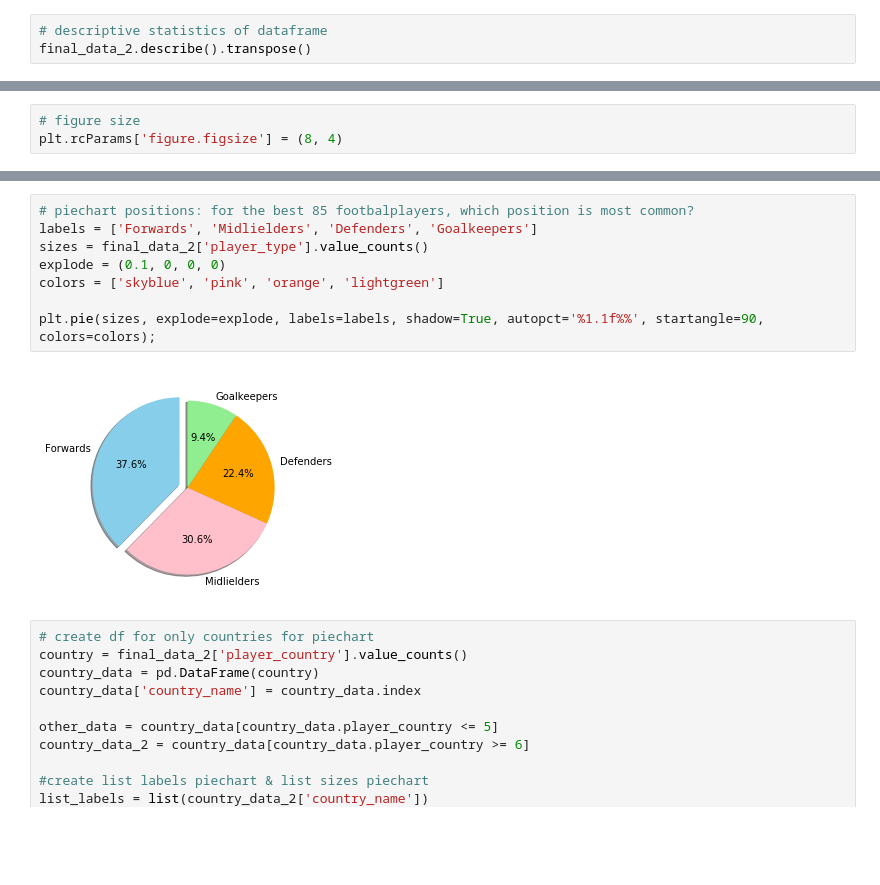
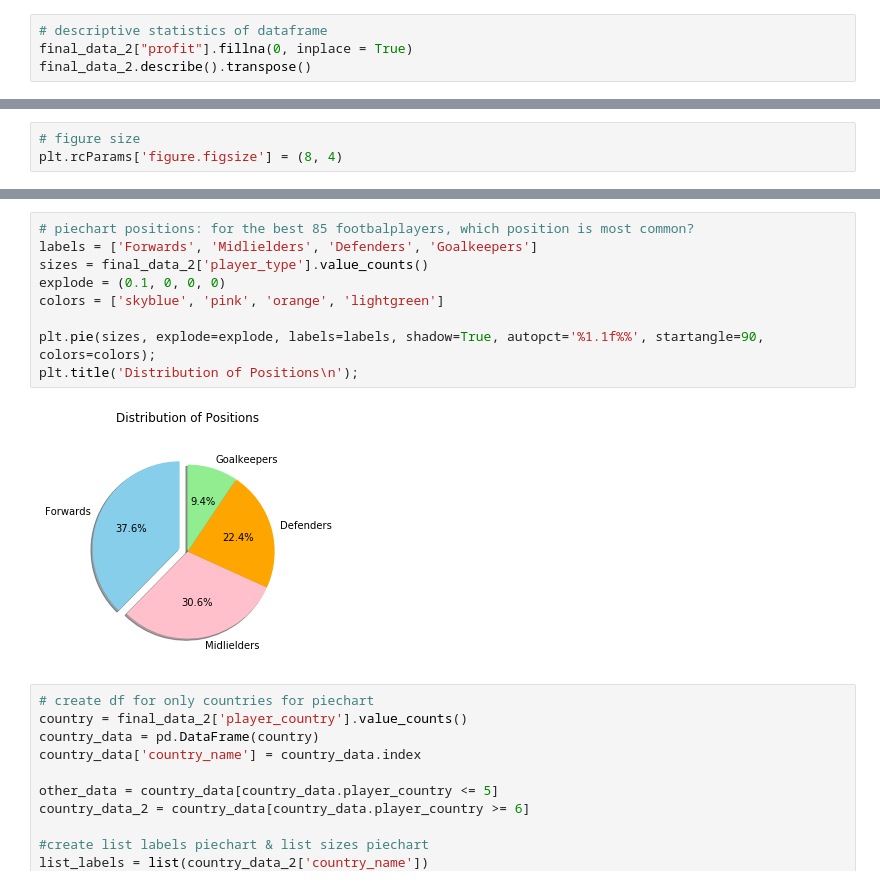
Before and after one commit to Noortje-Taal/W4_project3, a Jupyter notebook: Project week 3 & 4.ipynb, the cells around one changed output, grey strips where cells are left out. Saved outputs shown, nothing was run; the diff lists cells and outputs as text; blank space fills up the shorter version.

```diff
--- a/Project week 3 & 4.ipynb
+++ b/Project week 3 & 4.ipynb
@@ -175,5 +175,6 @@ See the caveats in the documentation: http://pandas.pydata.org/pandas-docs/stabl
 # ANALYSE & VISUALISATION PART
 # %%
 # descriptive statistics of dataframe
+final_data_2["profit"].fillna(0, inplace = True)
 final_data_2.describe().transpose()
 # %% [output]
@@ -199,13 +206,14 @@ sns.distplot(final_data_2['player_age'], fit=norm);
 # %%
 # piechart positions: for the best 85 footbalplayers, which position is most common?
 labels = ['Forwards', 'Midlielders', 'Defenders', 'Goalkeepers']
 sizes = final_data_2['player_type'].value_counts()
 explode = (0.1, 0, 0, 0)
 colors = ['skyblue', 'pink', 'orange', 'lightgreen']
 
 plt.pie(sizes, explode=explode, labels=labels, shadow=True, autopct='%1.1f%%', startangle=90, colors=colors);
+plt.title('Distribution of Positions\n');
 # %% [output]
-[figure, old version]
+[figure, new version]
 # %%
 # create df for only countries for piechart
 country = final_data_2['player_country'].value_counts()
```
Also changed, not shown: parts of 13 cells of this notebook, 1 other file.
